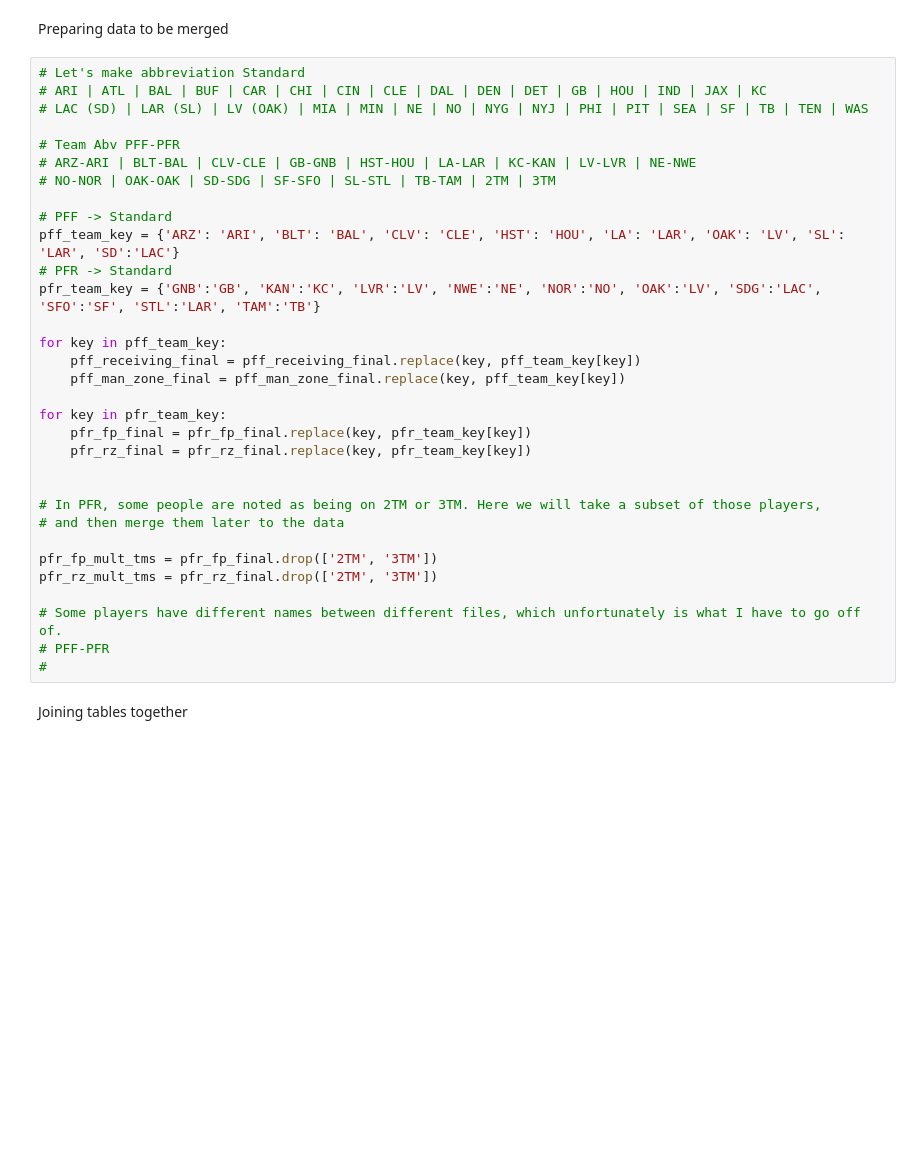
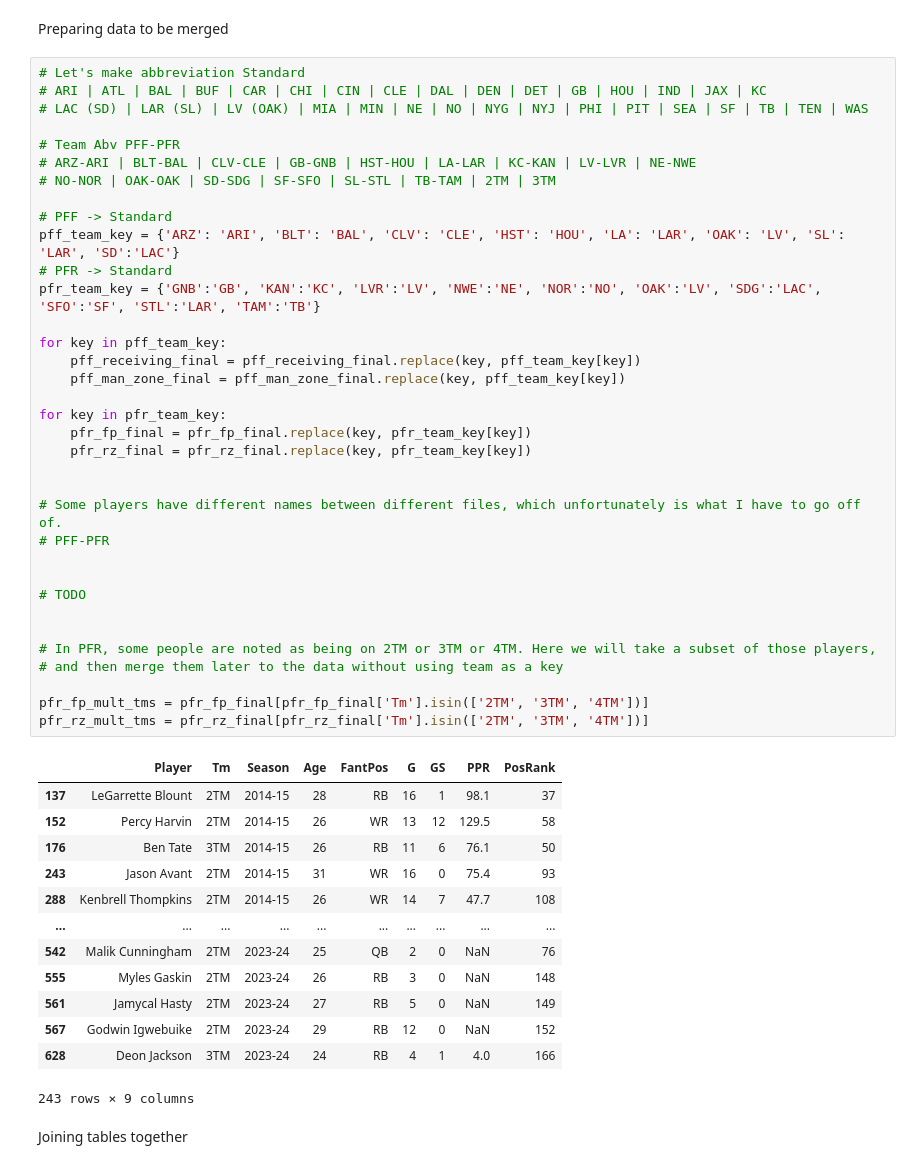
Before and after one commit to scottbwinner/NFL-Models, a Jupyter notebook: WR Model/WR Model.ipynb, the cells around one changed output. Drawn from its saved outputs; the diff is of its cells as text; blank space fills up the shorter version.

Commit message:
Tried adding join for players on multiple teams but isn't working

```diff
--- a/WR Model/WR Model.ipynb
+++ b/WR Model/WR Model.ipynb
@@ -271,35 +271,52 @@ Preparing data to be merged
 # %%
 # Let's make abbreviation Standard
 # ARI | ATL | BAL | BUF | CAR | CHI | CIN | CLE | DAL | DEN | DET | GB | HOU | IND | JAX | KC
 # LAC (SD) | LAR (SL) | LV (OAK) | MIA | MIN | NE | NO | NYG | NYJ | PHI | PIT | SEA | SF | TB | TEN | WAS
 
 # Team Abv PFF-PFR
 # ARZ-ARI | BLT-BAL | CLV-CLE | GB-GNB | HST-HOU | LA-LAR | KC-KAN | LV-LVR | NE-NWE
 # NO-NOR | OAK-OAK | SD-SDG | SF-SFO | SL-STL | TB-TAM | 2TM | 3TM
 
 # PFF -> Standard
 pff_team_key = {'ARZ': 'ARI', 'BLT': 'BAL', 'CLV': 'CLE', 'HST': 'HOU', 'LA': 'LAR', 'OAK': 'LV', 'SL': 'LAR', 'SD':'LAC'}
 # PFR -> Standard
 pfr_team_key = {'GNB':'GB', 'KAN':'KC', 'LVR':'LV', 'NWE':'NE', 'NOR':'NO', 'OAK':'LV', 'SDG':'LAC', 'SFO':'SF', 'STL':'LAR', 'TAM':'TB'}
 
 for key in pff_team_key:
     pff_receiving_final = pff_receiving_final.replace(key, pff_team_key[key])
     pff_man_zone_final = pff_man_zone_final.replace(key, pff_team_key[key])
 
 for key in pfr_team_key:
     pfr_fp_final = pfr_fp_final.replace(key, pfr_team_key[key])
     pfr_rz_final = pfr_rz_final.replace(key, pfr_team_key[key])
 
 
-# In PFR, some people are noted as being on 2TM or 3TM. Here we will take a subset of those players,
-# and then merge them later to the data
-
-pfr_fp_mult_tms = pfr_fp_final.drop(['2TM', '3TM'])
-pfr_rz_mult_tms = pfr_rz_final.drop(['2TM', '3TM'])
-
 # Some players have different names between different files, which unfortunately is what I have to go off of.
 # PFF-PFR
-#
+
+
+# TODO
+
+
+# In PFR, some people are noted as being on 2TM or 3TM or 4TM. Here we will take a subset of those players,
+# and then merge them later to the data without using team as a key
+
+pfr_fp_mult_tms = pfr_fp_final[pfr_fp_final['Tm'].isin(['2TM', '3TM', '4TM'])]
+pfr_rz_mult_tms = pfr_rz_final[pfr_rz_final['Tm'].isin(['2TM', '3TM', '4TM'])]
+# %% [output]
+|  | Player | Tm | Season | Age | FantPos | G | GS | PPR | PosRank |
+| 137 | LeGarrette Blount | 2TM | 2014-15 | 28 | RB | 16 | 1 | 98.1 | 37 |
+| 152 | Percy Harvin | 2TM | 2014-15 | 26 | WR | 13 | 12 | 129.5 | 58 |
+| 176 | Ben Tate | 3TM | 2014-15 | 26 | RB | 11 | 6 | 76.1 | 50 |
+| 243 | Jason Avant | 2TM | 2014-15 | 31 | WR | 16 | 0 | 75.4 | 93 |
+| 288 | Kenbrell Thompkins | 2TM | 2014-15 | 26 | WR | 14 | 7 | 47.7 | 108 |
+| ... | ... | ... | ... | ... | ... | ... | ... | ... | ... |
+| 542 | Malik Cunningham | 2TM | 2023-24 | 25 | QB | 2 | 0 | NaN | 76 |
+| 555 | Myles Gaskin | 2TM | 2023-24 | 26 | RB | 3 | 0 | NaN | 148 |
+| 561 | Jamycal Hasty | 2TM | 2023-24 | 27 | RB | 5 | 0 | NaN | 149 |
+| 567 | Godwin Igwebuike | 2TM | 2023-24 | 29 | RB | 12 | 0 | NaN | 152 |
+| 628 | Deon Jackson | 3TM | 2023-24 | 24 | RB | 4 | 1 | 4.0 | 166 |
+243 rows × 9 columns
 # %% [markdown]
 Joining tables together
 # %%
```
Also changed, not shown: parts of 1 cell of this notebook.
